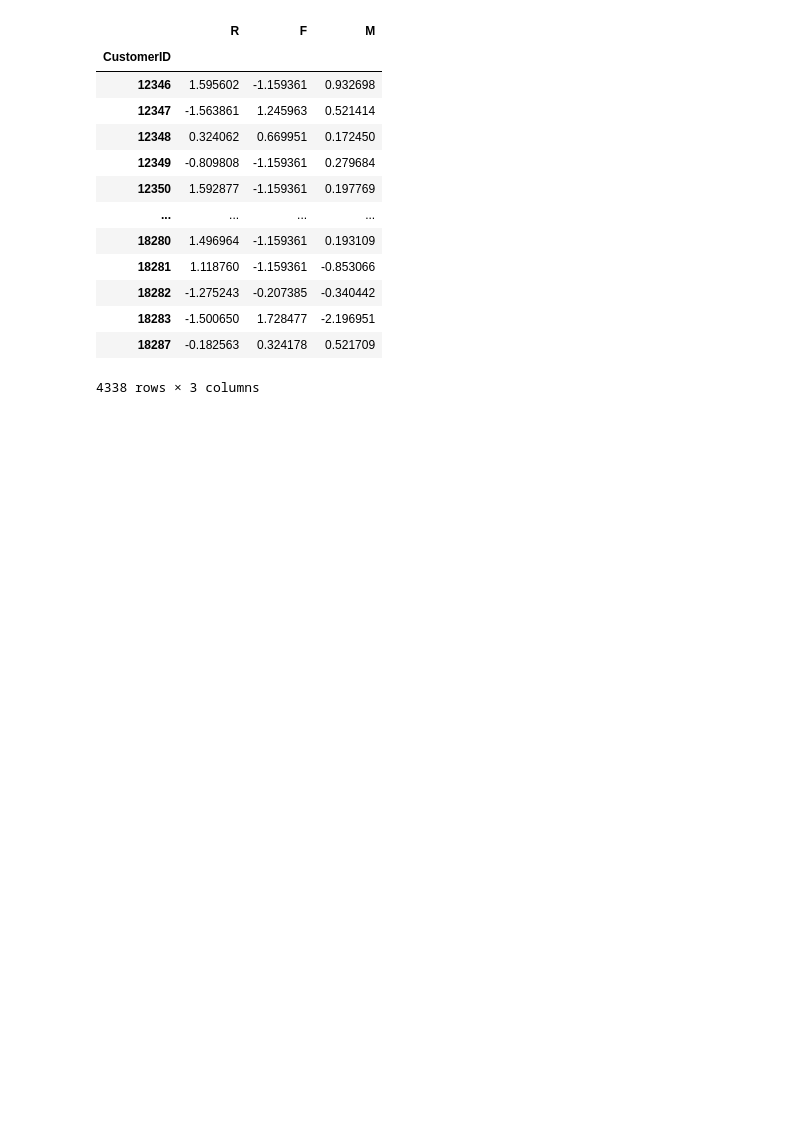
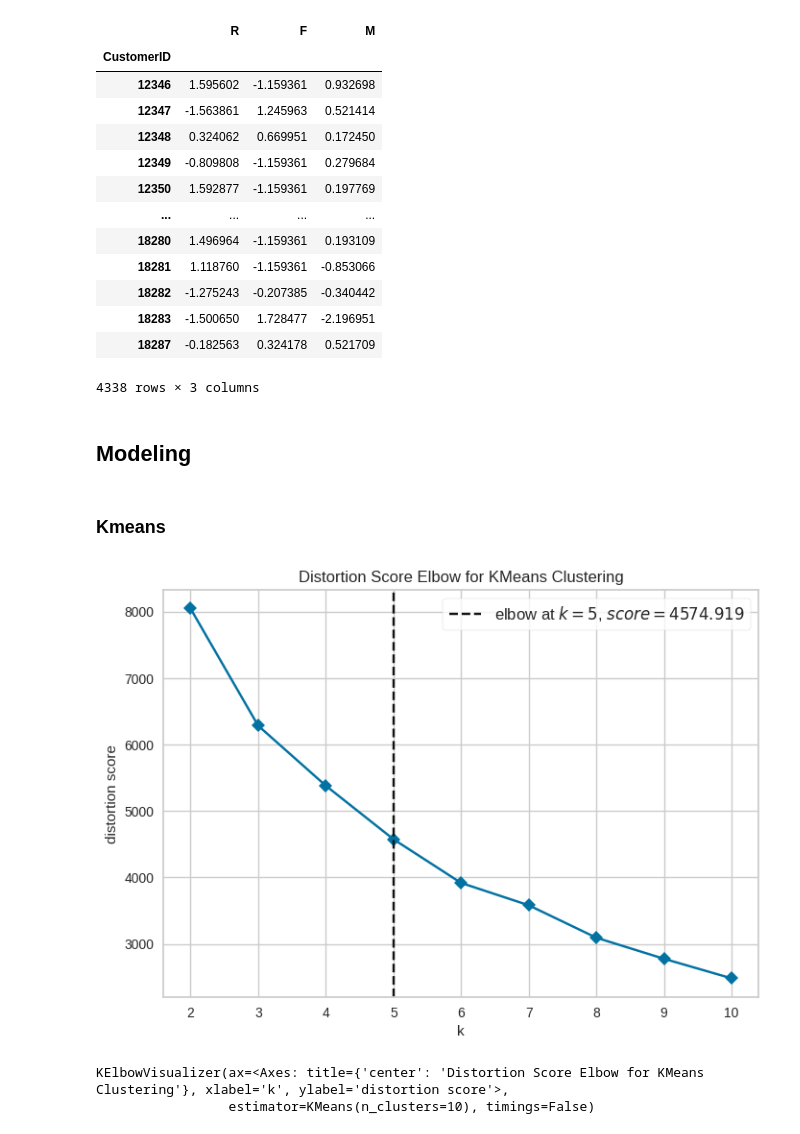
Before and after one commit to CarlosSotero/RFM_Clusters, a Jupyter notebook: Clusterização_V1.0.ipynb, the cells around one changed output. Drawn from its saved outputs; the diff is of its cells as text; code cells hidden in the pictures; blank space fills up the shorter version.

Commit message:
Modeling e  Interpretação dos Resultados

```diff
--- a/Clusterização_V1.0.ipynb
+++ b/Clusterização_V1.0.ipynb
@@ -317,3 +321,14 @@ df_rfm_scaled
 | 18283 | -1.500650 | 1.728477 | -2.196951 |
 | 18287 | -0.182563 | 0.324178 | 0.521709 |
 4338 rows × 3 columns
+# %% [markdown]
+## **Modeling**
+# %% [markdown]
+### **Kmeans**
+# %%
+# Plotando o gráfico do Cotovelo pra descobrir o K
+kelbow_visualizer(KMeans(), df_rfm_scaled, k=10, timings=False)
+# %% [output]
+[figure, added]
+KElbowVisualizer(ax=<Axes: title={'center': 'Distortion Score Elbow for KMeans Clustering'}, xlabel='k', ylabel='distortion score'>,
+                 estimator=KMeans(n_clusters=10), timings=False)
```
Also changed, not shown: parts of 27 cells of this notebook.
